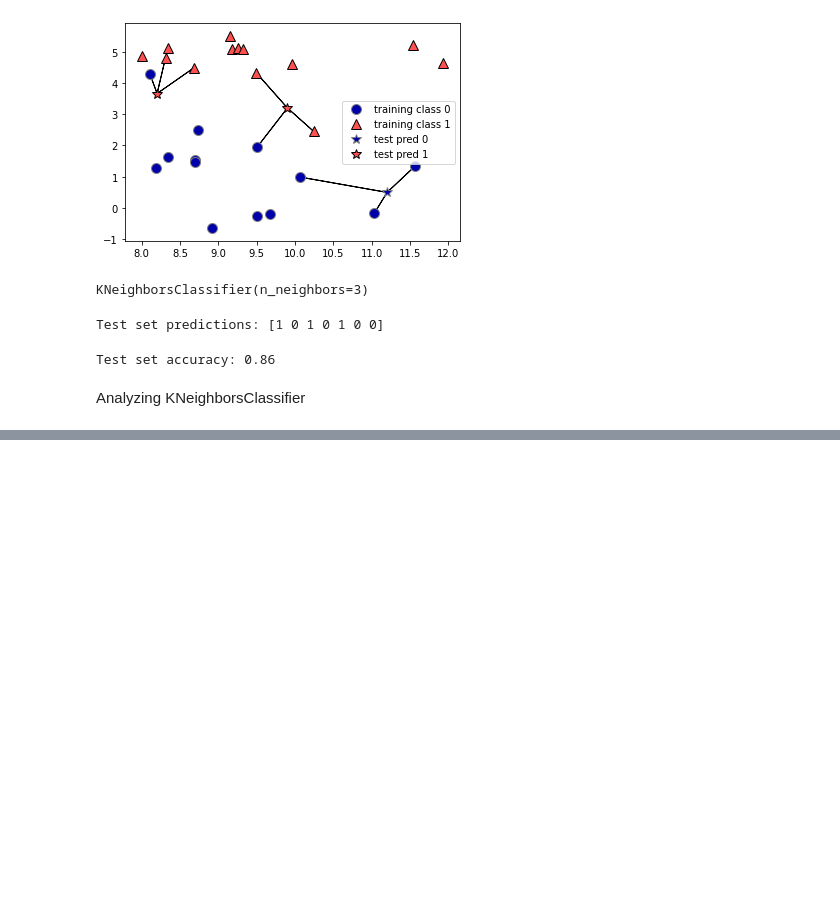
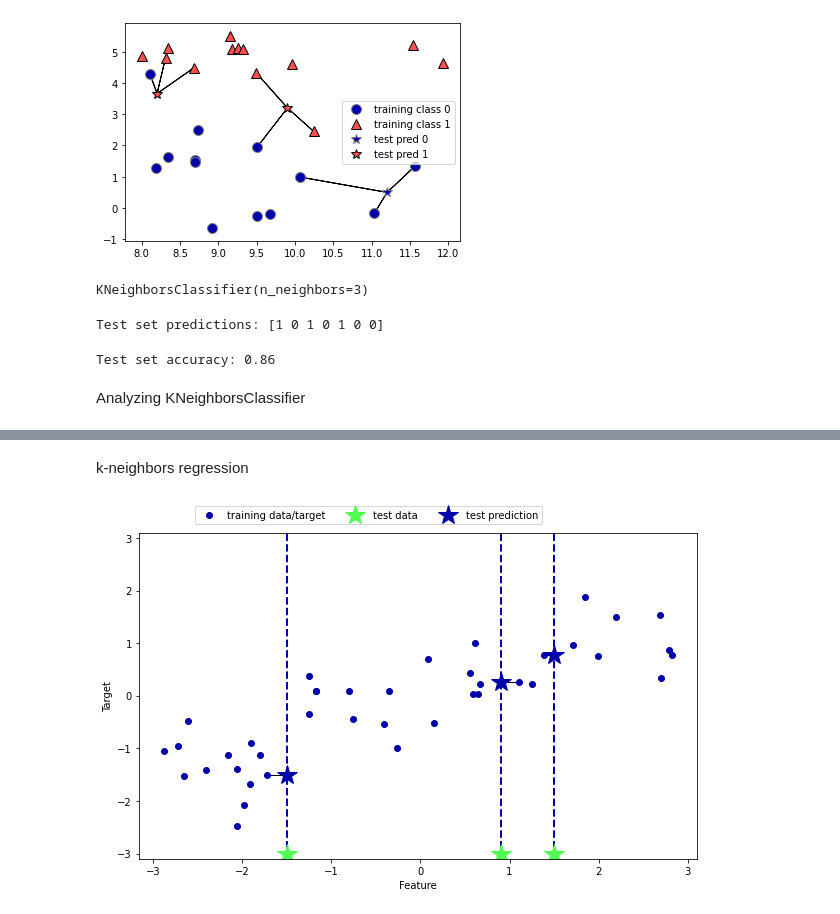
Before and after one commit to dlegoues/introduction_to_ml_with_python, a Jupyter notebook: 02-supervised-learning.ipynb, the cells around one changed output, grey strips where cells are left out. Drawn from its saved outputs; the diff is of its cells as text; code cells hidden in the pictures; blank space fills up the shorter version.

```diff
--- a/02-supervised-learning.ipynb
+++ b/02-supervised-learning.ipynb
@@ -151,0 +181,6 @@ AttributeError: module 'mglearn' has no attribute 'discrete_scatter'
+# %% [markdown]
+k-neighbors regression
+# %%
+mglearn.plots.plot_knn_regression(n_neighbors=1)
+# %% [output]
+[figure, added]
```
Also changed, not shown: parts of 6 cells of this notebook.
